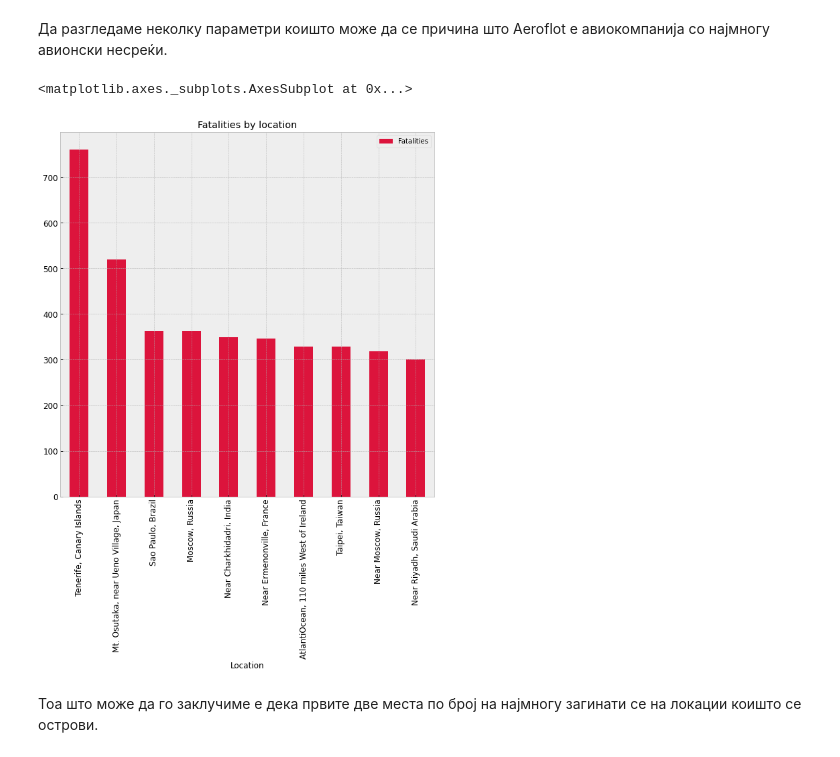
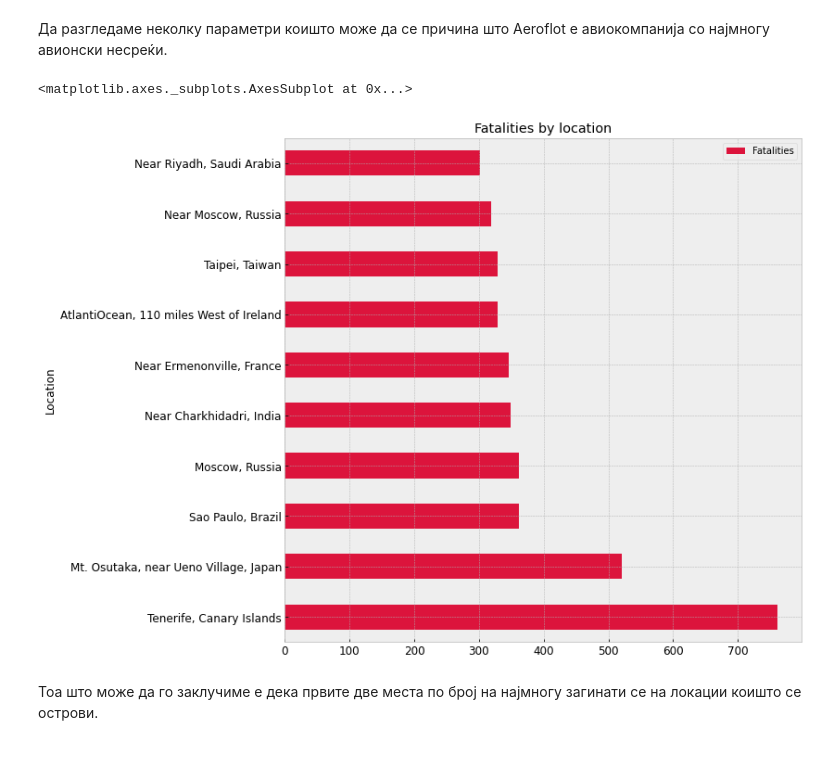
Before and after one commit to stojchevska/AirplaneCrashesAnalysis, a Jupyter notebook: AirplaneCrashesAnalysis.ipynb, the cells around one changed output. Cells and saved outputs as stored; diff of their text form; code cells hidden in the pictures.

```diff
--- a/AirplaneCrashesAnalysis.ipynb
+++ b/AirplaneCrashesAnalysis.ipynb
@@ -310,10 +310,10 @@ plt.show()
 Да разгледаме неколку параметри коишто може да се причина што Aeroflot е авиокомпанија со најмногу авионски несреќи.
 # %%
 #број на загинати по локација на несреќата
-data.groupby(['Location']).agg({'Fatalities':'sum'}).sort_values(by=['Fatalities'],ascending=False).head(10).plot(kind='bar', title='Fatalities by location', figsize=(10,10), fontsize=12,color='crimson')
+data.groupby(['Location']).agg({'Fatalities':'sum'}).sort_values(by=['Fatalities'],ascending=False).head(10).plot(kind='barh', title='Fatalities by location', figsize=(10,10), fontsize=12,color='crimson')
 # %% [output]
 <matplotlib.axes._subplots.AxesSubplot at 0x...>
-[figure, old version]
+[figure, new version]
 # %% [markdown]
 Тоа што може да го заклучиме е дека првите две места по број на најмногу загинати се на локации коишто се острови.
 # %%
```
Also changed, not shown: parts of 1 cell of this notebook.
